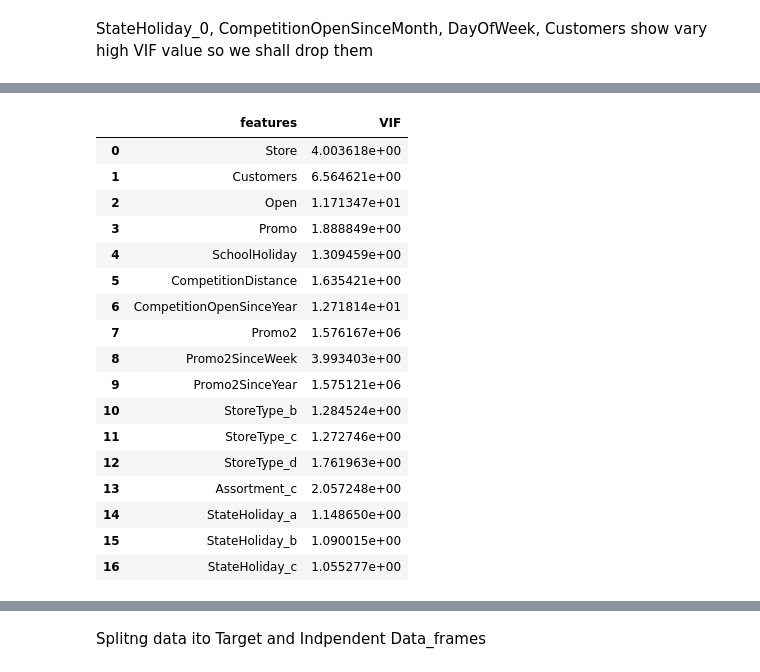
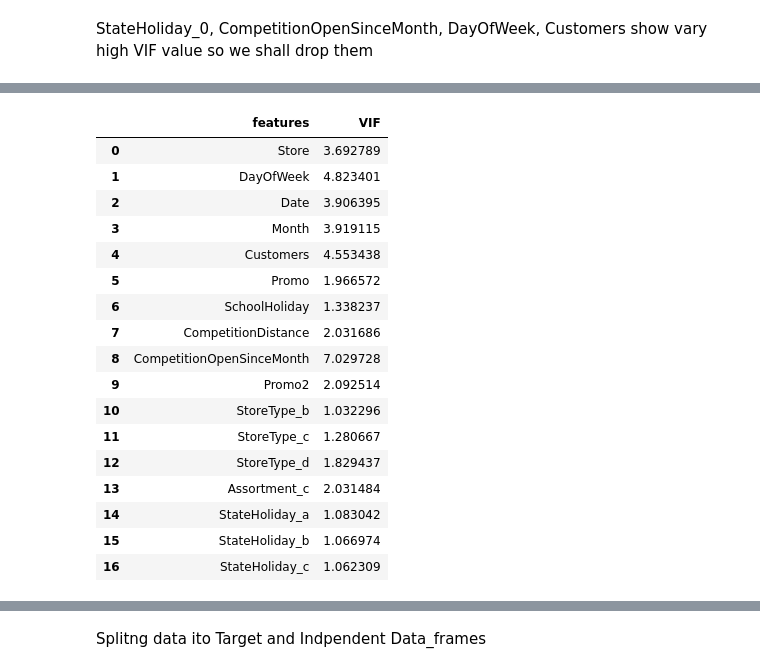
Before and after one commit to SaamarthMeston/Capstone-Project-2---Rossmann-s-sales-prediction, a Jupyter notebook: Rossmann_Sales_Prediction_Capstone_Project.ipynb, the cells around one changed output, grey strips where cells are left out. Saved outputs shown, nothing was run; the diff lists cells and outputs as text; code cells hidden in the pictures.

```diff
--- a/Rossmann_Sales_Prediction_Capstone_Project.ipynb
+++ b/Rossmann_Sales_Prediction_Capstone_Project.ipynb
@@ -562,0 +797,2 @@ Customer is showing very high correlation with sales, which should be obviou but
+# %%
+Full_Df.drop(Full_Df[(Full_Df.Sales> 14050)].index ,axis = 0, inplace= True)
@@ -641,8 +854,8 @@ Index(['Store', 'DayOfWeek', 'Date', 'Customers', 'Open', 'Promo',
       dtype='object')
 # %%
-Full_Df = Full_Df[['Store', 'DayOfWeek', 'Date', 'Customers', 'Open', 'Promo',
-       'SchoolHoliday', 'CompetitionDistance', 'CompetitionOpenSinceMonth',
-       'CompetitionOpenSinceYear', 'Promo2', 'Promo2SinceWeek',
-       'Promo2SinceYear', 'StoreType_b', 'StoreType_c', 'StoreType_d',
-       'Assortment_b', 'Assortment_c', 'StateHoliday_0', 'StateHoliday_a',
-       'StateHoliday_b', 'StateHoliday_c', 'Sales']]
+Full_Df = Full_Df[['Store', 'DayOfWeek', 'Date', 'Month', 'Year', 'Customers', 'Open',
+       'Promo', 'SchoolHoliday', 'CompetitionDistance',
+       'CompetitionOpenSinceMonth', 'CompetitionOpenSinceYear', 'Promo2',
+       'Promo2SinceWeek', 'Promo2SinceYear', 'StoreType_b',
+       'StoreType_c', 'StoreType_d', 'Assortment_b', 'Assortment_c',
+       'StateHoliday_a', 'StateHoliday_b', 'StateHoliday_c', 'Sales']]
@@ -678,0 +915,4 @@ Full_Df.drop(['Assortment_b'],axis = 1,inplace=True)
+# %%
+Full_Df.drop(['Promo2SinceYear'],axis = 1,inplace=True)
+# %%
+Full_Df.drop(['Promo2SinceWeek'],axis = 1,inplace=True)
@@ -750,21 +992,21 @@ Cal_Vif(Full_Df[[i for i in Full_Df.describe().columns if i not in ['Sales','Com
 # %%
-Cal_Vif(Full_Df[[i for i in Full_Df.describe().columns if i not in ['Sales','CompetitionOpenSinceMonth','DayOfWeek','StateHoliday_0']]])
+Cal_Vif(Full_Df[[i for i in Full_Df.describe().columns if i not in ['Sales','Year','CompetitionOpenSinceYear','Open']]])
 # %% [output]
 |  | features | VIF |
-| 0 | Store | 4.003618e+00 |
-| 1 | Customers | 6.564621e+00 |
-| 2 | Open | 1.171347e+01 |
-| 3 | Promo | 1.888849e+00 |
-| 4 | SchoolHoliday | 1.309459e+00 |
-| 5 | CompetitionDistance | 1.635421e+00 |
-| 6 | CompetitionOpenSinceYear | 1.271814e+01 |
-| 7 | Promo2 | 1.576167e+06 |
-| 8 | Promo2SinceWeek | 3.993403e+00 |
-| 9 | Promo2SinceYear | 1.575121e+06 |
-| 10 | StoreType_b | 1.284524e+00 |
-| 11 | StoreType_c | 1.272746e+00 |
-| 12 | StoreType_d | 1.761963e+00 |
-| 13 | Assortment_c | 2.057248e+00 |
-| 14 | StateHoliday_a | 1.148650e+00 |
-| 15 | StateHoliday_b | 1.090015e+00 |
-| 16 | StateHoliday_c | 1.055277e+00 |
+| 0 | Store | 3.692789 |
+| 1 | DayOfWeek | 4.823401 |
+| 2 | Date | 3.906395 |
+| 3 | Month | 3.919115 |
+| 4 | Customers | 4.553438 |
+| 5 | Promo | 1.966572 |
+| 6 | SchoolHoliday | 1.338237 |
+| 7 | CompetitionDistance | 2.031686 |
+| 8 | CompetitionOpenSinceMonth | 7.029728 |
+| 9 | Promo2 | 2.092514 |
+| 10 | StoreType_b | 1.032296 |
+| 11 | StoreType_c | 1.280667 |
+| 12 | StoreType_d | 1.829437 |
+| 13 | Assortment_c | 2.031484 |
+| 14 | StateHoliday_a | 1.083042 |
+| 15 | StateHoliday_b | 1.066974 |
+| 16 | StateHoliday_c | 1.062309 |
```
Also changed, not shown: parts of 222 cells of this notebook.
